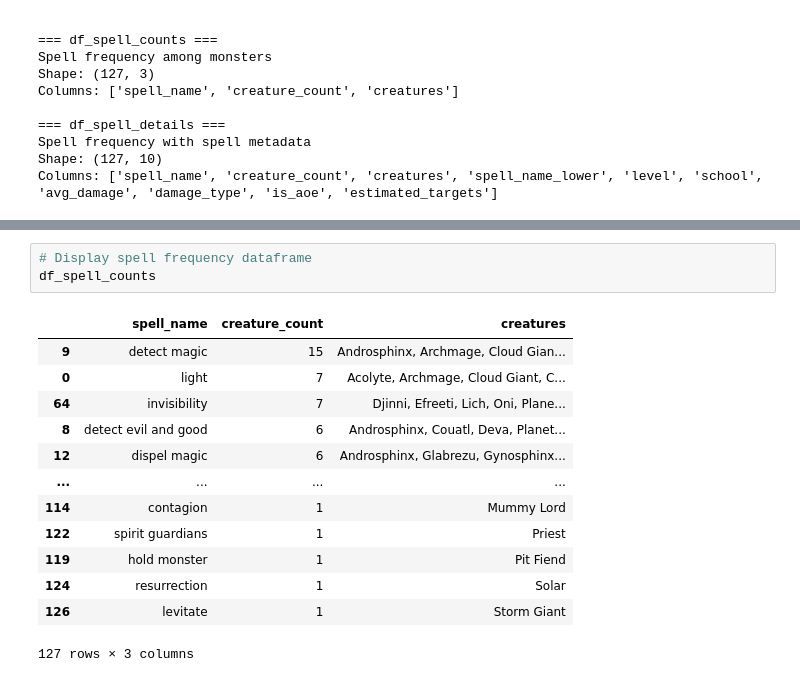
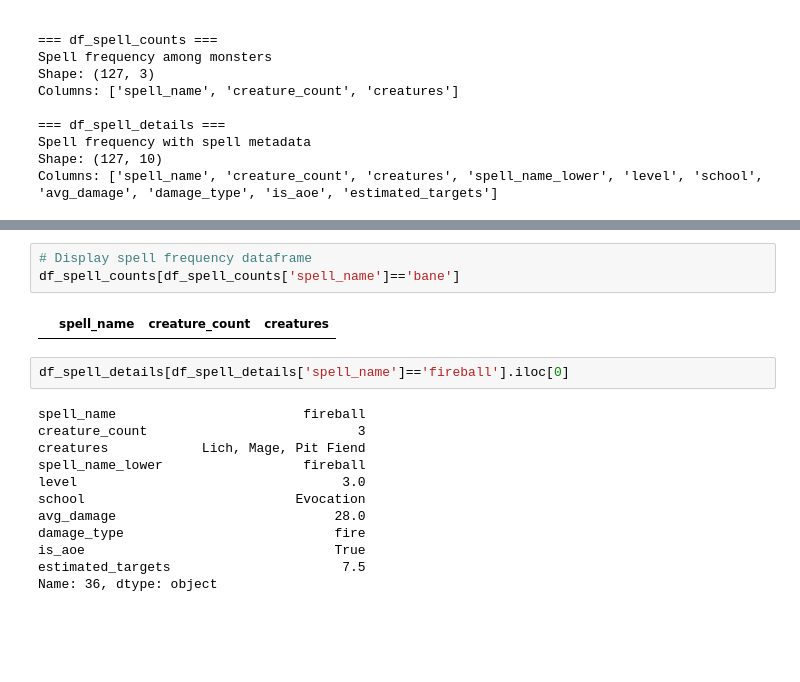
Before and after one commit to conorbarryhoke/matrix_v0, a Jupyter notebook: notebooks/exploration/monster_spellcasting_analysis.ipynb, the cells around one changed output, grey strips where cells are left out. Saved outputs shown, nothing was run; the diff lists cells and outputs as text; blank space fills up the shorter version.

Commit message:
create basis for features added by spells

```diff
--- a/notebooks/exploration/monster_spellcasting_analysis.ipynb
+++ b/notebooks/exploration/monster_spellcasting_analysis.ipynb
@@ -561,18 +561,20 @@ df_spellcasters[['Name', 'Challenge_Rating', 'Type', 'spellcasting_type', 'spell
 | 82 | Cloud Giant | 9 | giant | innate | NaN | 9 |
 # %%
 # Display spell frequency dataframe
-df_spell_counts
+df_spell_counts[df_spell_counts['spell_name']=='bane']
 # %% [output]
 |  | spell_name | creature_count | creatures |
-| 9 | detect magic | 15 | Androsphinx, Archmage, Cloud Gian... |
-| 0 | light | 7 | Acolyte, Archmage, Cloud Giant, C... |
-| 64 | invisibility | 7 | Djinni, Efreeti, Lich, Oni, Plane... |
-| 8 | detect evil and good | 6 | Androsphinx, Couatl, Deva, Planet... |
-| 12 | dispel magic | 6 | Androsphinx, Glabrezu, Gynosphinx... |
-| ... | ... | ... | ... |
-| 114 | contagion | 1 | Mummy Lord |
-| 122 | spirit guardians | 1 | Priest |
-| 119 | hold monster | 1 | Pit Fiend |
-| 124 | resurrection | 1 | Solar |
-| 126 | levitate | 1 | Storm Giant |
-127 rows × 3 columns
+# %%
+df_spell_details[df_spell_details['spell_name']=='fireball'].iloc[0]
+# %% [output]
+spell_name                        fireball
+creature_count                           3
+creatures            Lich, Mage, Pit Fiend
+spell_name_lower                  fireball
+level                                  3.0
+school                           Evocation
+avg_damage                            28.0
+damage_type                           fire
+is_aoe                                True
+estimated_targets                      7.5
+Name: 36, dtype: object
```
Also changed, not shown: parts of 6 cells of this notebook, 5 other files.
